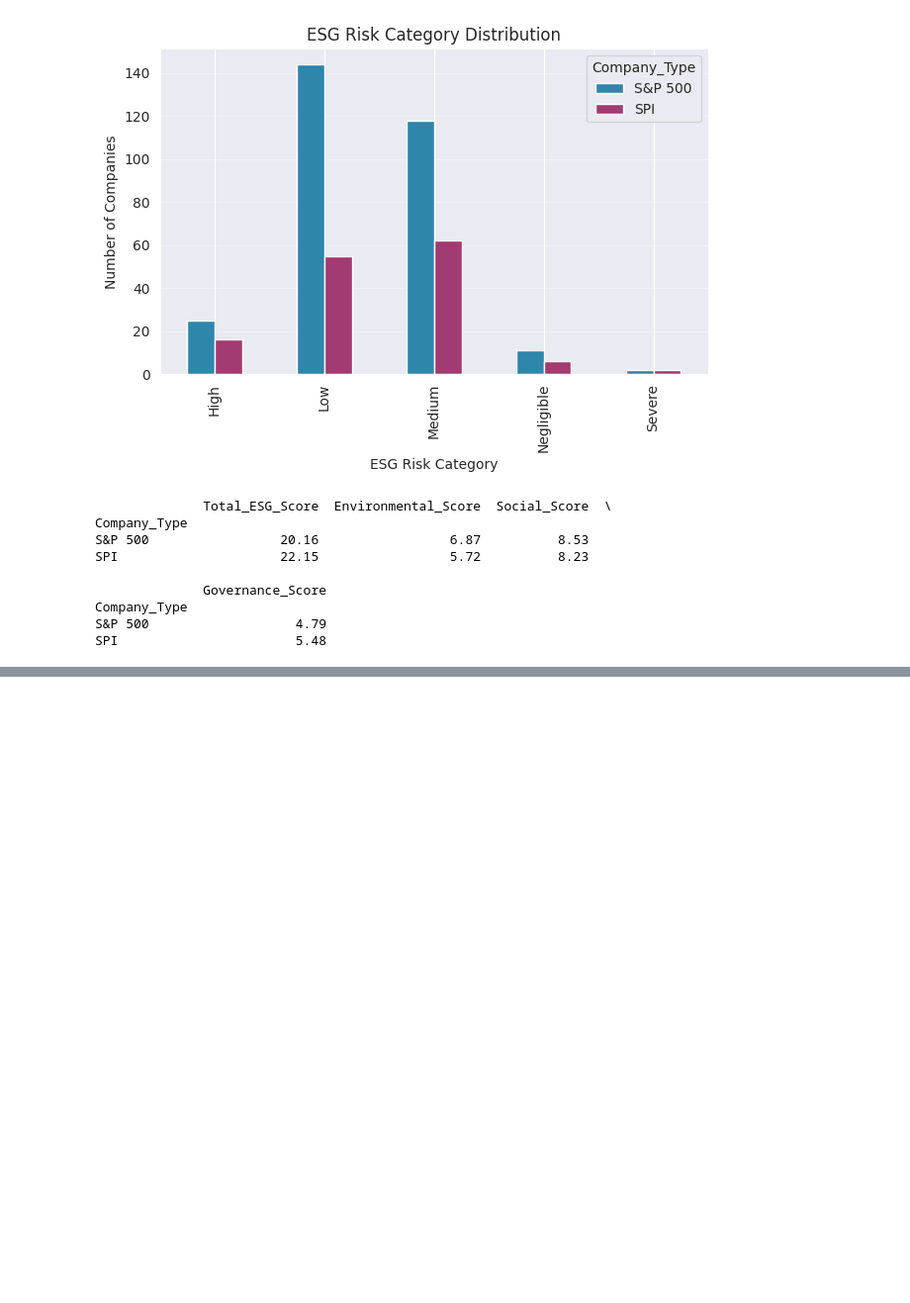
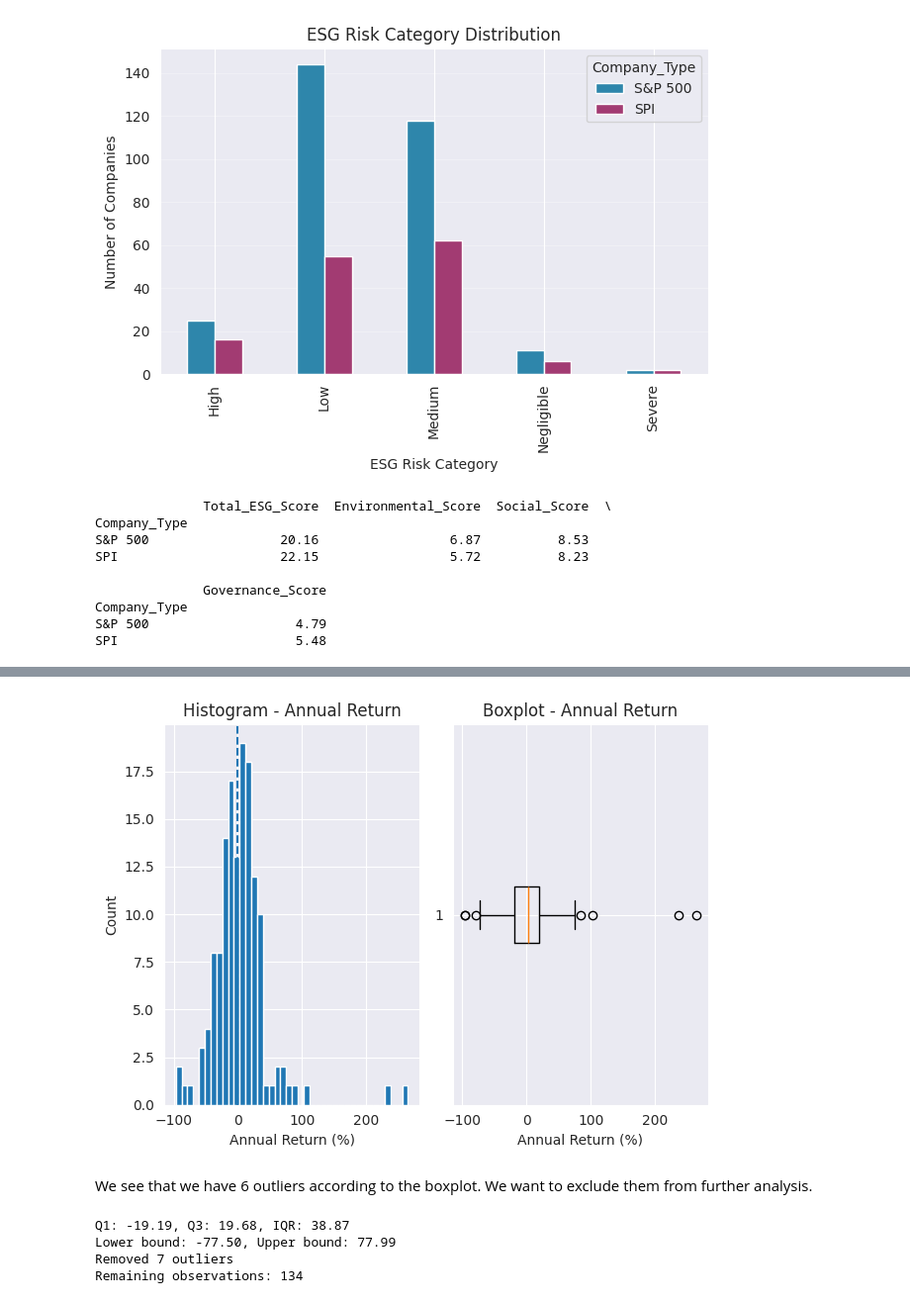
Before and after one commit to Biaancabe/W.MSCIDS_CIP02.H25_BB_MT_XS, a Jupyter notebook: Data Prep.ipynb, the cells around one changed output, grey strips where cells are left out. Shown: that part at 99% size. Drawn from its saved outputs; the diff is of its cells as text; code cells hidden in the pictures; blank space fills up the shorter version.

```diff
--- a/Data Prep.ipynb
+++ b/Data Prep.ipynb
@@ -1012,0 +1056,29 @@ SPI                       5.48
+# %%
+# only SPI dataset from merged data
+ch = esg_clean.query("Company_Type == 'SPI'").copy()
+
+# log transformed market cap to smoothen extreme values
+ch["log_mc"] = np.log1p(ch["Market_Cap"])
+
+#choose only those entries with complete data in the necessary variables
+vars_needed_1 = [
+    "Annual_Return_Pct",
+    "Total_ESG_Score",
+    "log_mc",
+    "Revenue_Growth_Pct",
+    "Industry"
+]
+
+# drop rows with missing values
+df_return = ch.dropna(subset=vars_needed_1).copy()
+print("N after drop NA:", len(df_return))
+df_return[vars_needed_1].describe()
+
+
+# Check range of ESG and Return values
+print("ESG range:", df_return["Total_ESG_Score"].min(), "-", df_return["Total_ESG_Score"].max())
+print("Return range:", df_return["Annual_Return_Pct"].min(), "-", df_return["Annual_Return_Pct"].max())
+
+# Industry representation
+print("Industries:", df_return["Industry"].nunique())
+print(df_return["Industry"].value_counts().head(10))
@@ -1012,0 +1106,42 @@ SPI                       5.48
+# %%
+# Histogram + Boxplot
+fig, ax = plt.subplots(1, 2)
+
+ax[0].hist(df_return["Annual_Return_Pct"], bins=40)
+ax[0].axvline(0, linestyle="--")
+ax[0].set_title("Histogram - Annual Return")
+ax[0].set_xlabel("Annual Return (%)"); ax[0].set_ylabel("Count")
+
+ax[1].boxplot(df_return["Annual_Return_Pct"].dropna(), vert=False, showfliers=True)
+ax[1].set_title("Boxplot - Annual Return")
+ax[1].set_xlabel("Annual Return (%)")
+
+plt.tight_layout(); plt.show()
+# %% [output]
+[figure, added]
+# %% [markdown]
+We see that we have 6 outliers according to the boxplot. We want to exclude them from further analysis.
+# %%
+# Compute IQR boundaries
+Q1 = df_return["Annual_Return_Pct"].quantile(0.25)
+Q3 = df_return["Annual_Return_Pct"].quantile(0.75)
+IQR = Q3 - Q1
+
+lower_bound = Q1 - 1.5 * IQR
+upper_bound = Q3 + 1.5 * IQR
+
+print(f"Q1: {Q1:.2f}, Q3: {Q3:.2f}, IQR: {IQR:.2f}")
+print(f"Lower bound: {lower_bound:.2f}, Upper bound: {upper_bound:.2f}")
+
+df_return_no_outliers = df_return[
+    (df_return["Annual_Return_Pct"] >= lower_bound) &
+    (df_return["Annual_Return_Pct"] <= upper_bound)
+].copy()
+
+print(f"Removed {len(df_return) - len(df_return_no_outliers)} outliers")
+print(f"Remaining observations: {len(df_return_no_outliers)}")
+# %% [output]
+Q1: -19.19, Q3: 19.68, IQR: 38.87
+Lower bound: -77.50, Upper bound: 77.99
+Removed 7 outliers
+Remaining observations: 134
```
Also changed, not shown: parts of 22 cells of this notebook.
